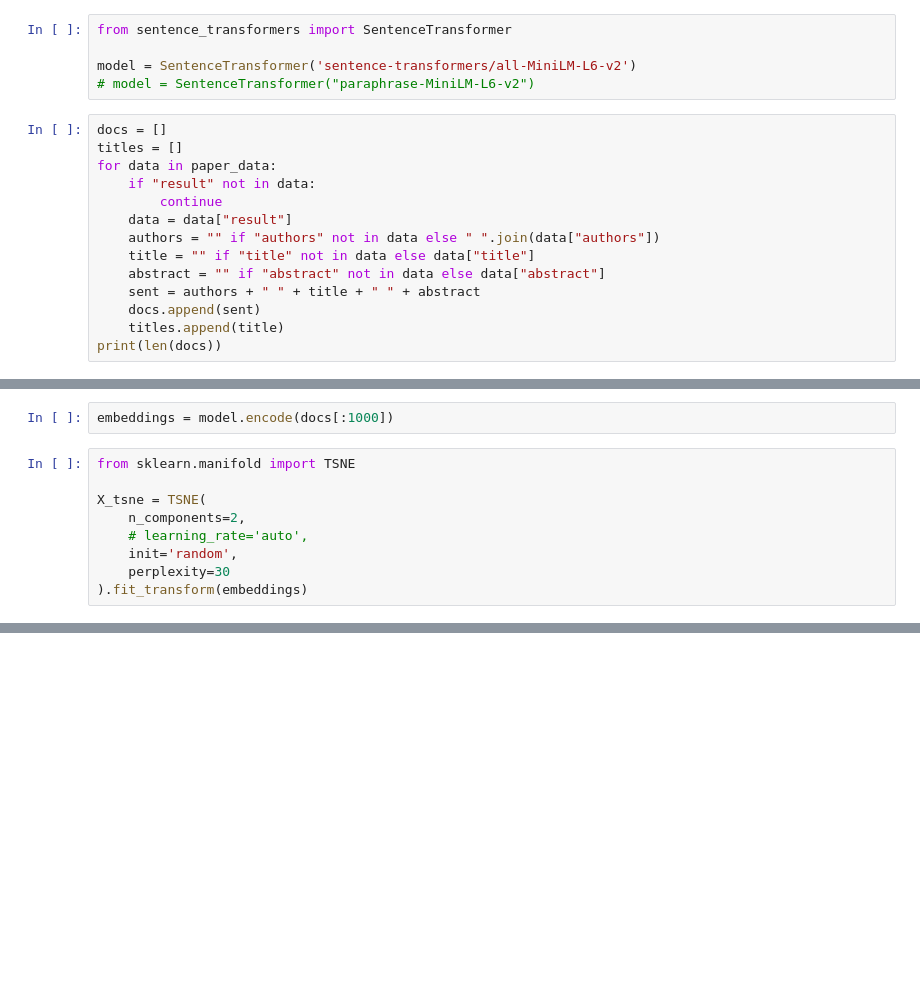
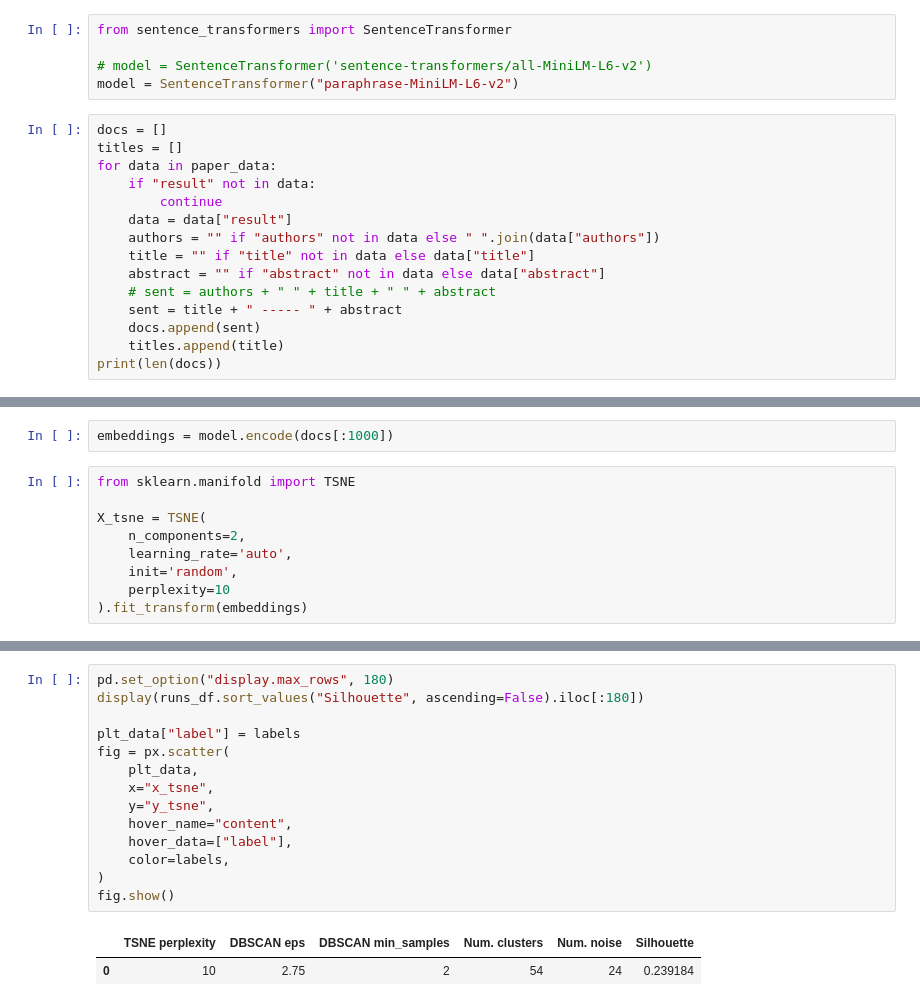
Before and after one commit to larocs/attention_dl, a Jupyter notebook: crawl/notebooks/paper_data_eda.ipynb, the cells around one changed output, grey strips where cells are left out. Saved outputs shown, nothing was run; the diff lists cells and outputs as text; blank space fills up the shorter version.

Commit message:
doing hyperparameter search in TSNE + DBSCAN

```diff
--- a/crawl/notebooks/paper_data_eda.ipynb
+++ b/crawl/notebooks/paper_data_eda.ipynb
@@ -15,8 +17,8 @@ print(len(paper_data))
 # %%
 from sentence_transformers import SentenceTransformer
 
-model = SentenceTransformer('sentence-transformers/all-MiniLM-L6-v2')
-# model = SentenceTransformer("paraphrase-MiniLM-L6-v2")
+# model = SentenceTransformer('sentence-transformers/all-MiniLM-L6-v2')
+model = SentenceTransformer("paraphrase-MiniLM-L6-v2")
 # %%
 docs = []
 titles = []
@@ -27,7 +29,8 @@ for data in paper_data:
     authors = "" if "authors" not in data else " ".join(data["authors"])
     title = "" if "title" not in data else data["title"]
     abstract = "" if "abstract" not in data else data["abstract"]
-    sent = authors + " " + title + " " + abstract
+    # sent = authors + " " + title + " " + abstract
+    sent = title + " ----- " + abstract
     docs.append(sent)
     titles.append(title)
 print(len(docs))
@@ -38,9 +43,9 @@ from sklearn.manifold import TSNE
 
 X_tsne = TSNE(
     n_components=2,
-    # learning_rate='auto',
+    learning_rate='auto',
     init='random',
-    perplexity=30
+    perplexity=10
 ).fit_transform(embeddings)
 # %%
 import pandas as pd
@@ -77,0 +106,17 @@ fig.show()
+# %%
+pd.set_option("display.max_rows", 180)
+display(runs_df.sort_values("Silhouette", ascending=False).iloc[:180])
+
+plt_data["label"] = labels
+fig = px.scatter(
+    plt_data,
+    x="x_tsne",
+    y="y_tsne",
+    hover_name="content",
+    hover_data=["label"],
+    color=labels,
+)
+fig.show()
+# %% [output]
+|  | TSNE perplexity | DBSCAN eps | DBSCAN min_samples | Num. clusters | Num. noise | Silhouette |
+| 0 | 10 | 2.75 | 2 | 54 | 24 | 0.239184 |
```
Also changed, not shown: parts of 7 cells of this notebook, 1 other file.
